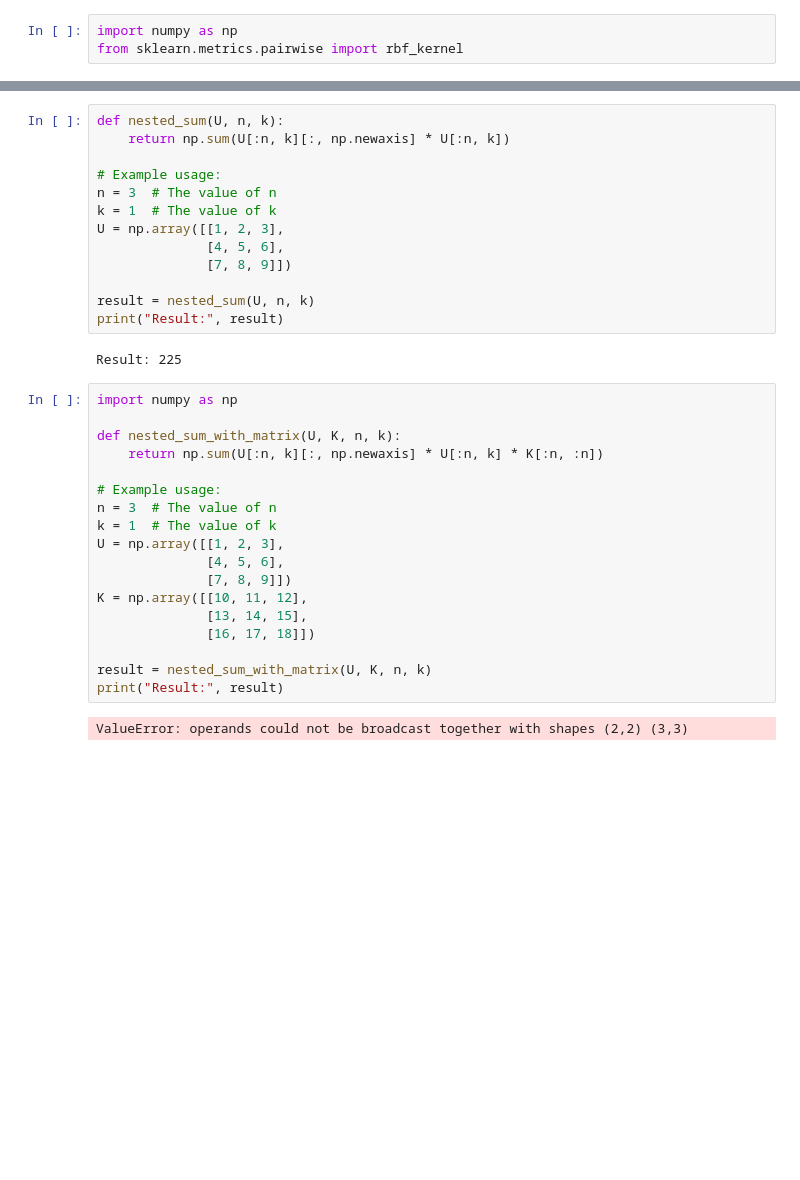
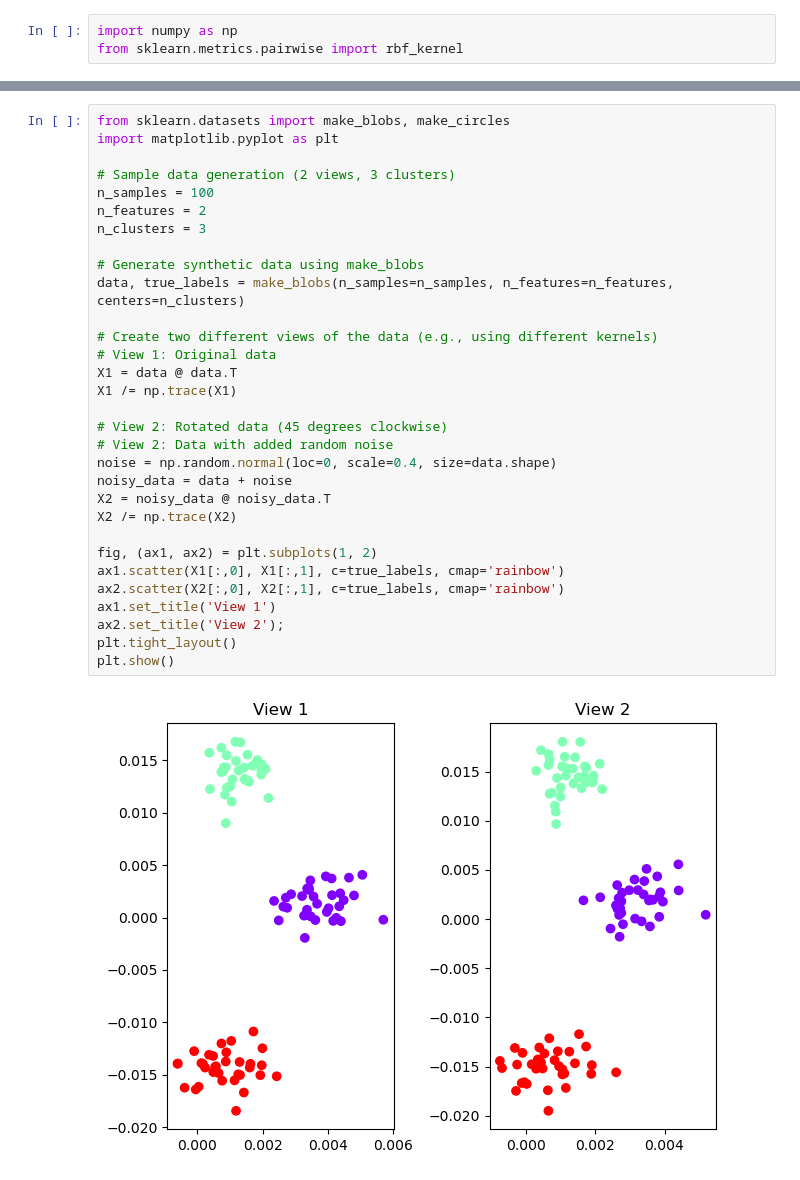
Before and after one commit to mehrbanian/multi-view-clustering-cwk2m, a Jupyter notebook: main.ipynb, the cells around one changed output, grey strips where cells are left out. Cells and saved outputs as stored; diff of their text form; blank space fills up the shorter version.

```diff
--- a/main.ipynb
+++ b/main.ipynb
@@ -94,35 +101,33 @@ Result: 225
-# %%
-def nested_sum(U, n, k):
-    return np.sum(U[:n, k][:, np.newaxis] * U[:n, k])
-
-# Example usage:
-n = 3  # The value of n
-k = 1  # The value of k
-U = np.array([[1, 2, 3],
-              [4, 5, 6],
-              [7, 8, 9]])
-
-result = nested_sum(U, n, k)
-print("Result:", result)
-# %% [output]
-Result: 225
-# %%
-import numpy as np
-
-def nested_sum_with_matrix(U, K, n, k):
-    return np.sum(U[:n, k][:, np.newaxis] * U[:n, k] * K[:n, :n])
-
-# Example usage:
-n = 3  # The value of n
-k = 1  # The value of k
-U = np.array([[1, 2, 3],
-              [4, 5, 6],
-              [7, 8, 9]])
-K = np.array([[10, 11, 12],
-              [13, 14, 15],
-              [16, 17, 18]])
-
-result = nested_sum_with_matrix(U, K, n, k)
-print("Result:", result)
-# %% [output]
-ValueError: operands could not be broadcast together with shapes (2,2) (3,3)
+# %%
+from sklearn.datasets import make_blobs, make_circles
+import matplotlib.pyplot as plt
+
+# Sample data generation (2 views, 3 clusters)
+n_samples = 100
+n_features = 2
+n_clusters = 3
+
+# Generate synthetic data using make_blobs
+data, true_labels = make_blobs(n_samples=n_samples, n_features=n_features, centers=n_clusters)
+
+# Create two different views of the data (e.g., using different kernels)
+# View 1: Original data
+X1 = data @ data.T
+X1 /= np.trace(X1)
+
+# View 2: Rotated data (45 degrees clockwise)
+# View 2: Data with added random noise
+noise = np.random.normal(loc=0, scale=0.4, size=data.shape)
+noisy_data = data + noise
+X2 = noisy_data @ noisy_data.T
+X2 /= np.trace(X2)
+
+fig, (ax1, ax2) = plt.subplots(1, 2)
+ax1.scatter(X1[:,0], X1[:,1], c=true_labels, cmap='rainbow')
+ax2.scatter(X2[:,0], X2[:,1], c=true_labels, cmap='rainbow')
+ax1.set_title('View 1')
+ax2.set_title('View 2');
+plt.tight_layout()
+plt.show()
+# %% [output]
+[figure, added]
```
Also changed, not shown: parts of 8 cells of this notebook, 3 other files.
